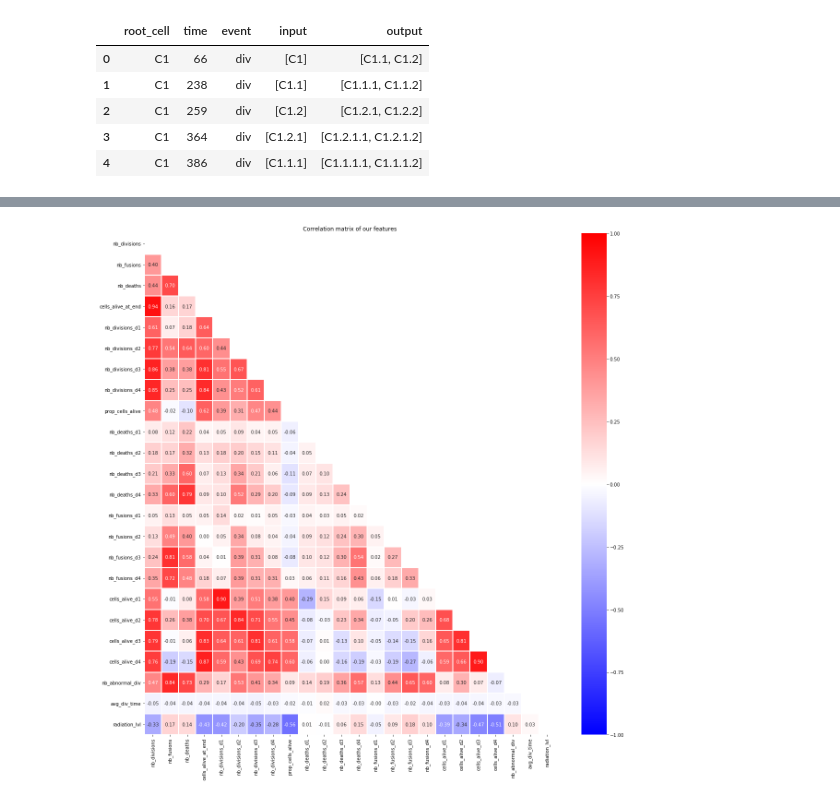
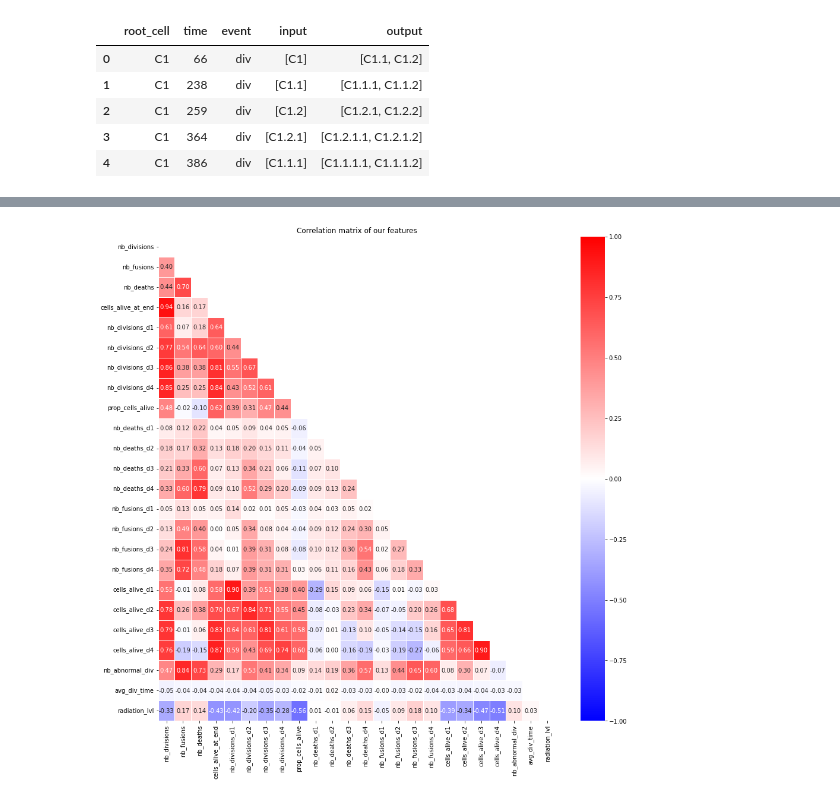
Before and after one commit to Valentin-Molina/ecn_radiobiology, a Jupyter notebook: notebook/Noe_cell_lineage.ipynb, the cells around one changed output, grey strips where cells are left out. Drawn from its saved outputs; the diff is of its cells as text; code cells hidden in the pictures.

```diff
--- a/notebook/Noe_cell_lineage.ipynb
+++ b/notebook/Noe_cell_lineage.ipynb
@@ -233,11 +248,11 @@ cl
 # %%
 corr_matrix = cl.corr()
 
-plt.figure(figsize=(20,20))
+plt.figure(figsize=(15,15))
 mask = np.triu(np.ones_like(corr_matrix))
 heat_map = sns.heatmap( corr_matrix, linewidth = 1 , annot=True, mask=mask, vmin=-1,vmax=1,cmap = 'bwr', fmt=".2f")
 
 plt.title( "Correlation matrix of our features" )
 plt.show()
 # %% [output]
-[figure, old version]
+[figure, new version]
```
Also changed, not shown: parts of 7 cells of this notebook.
